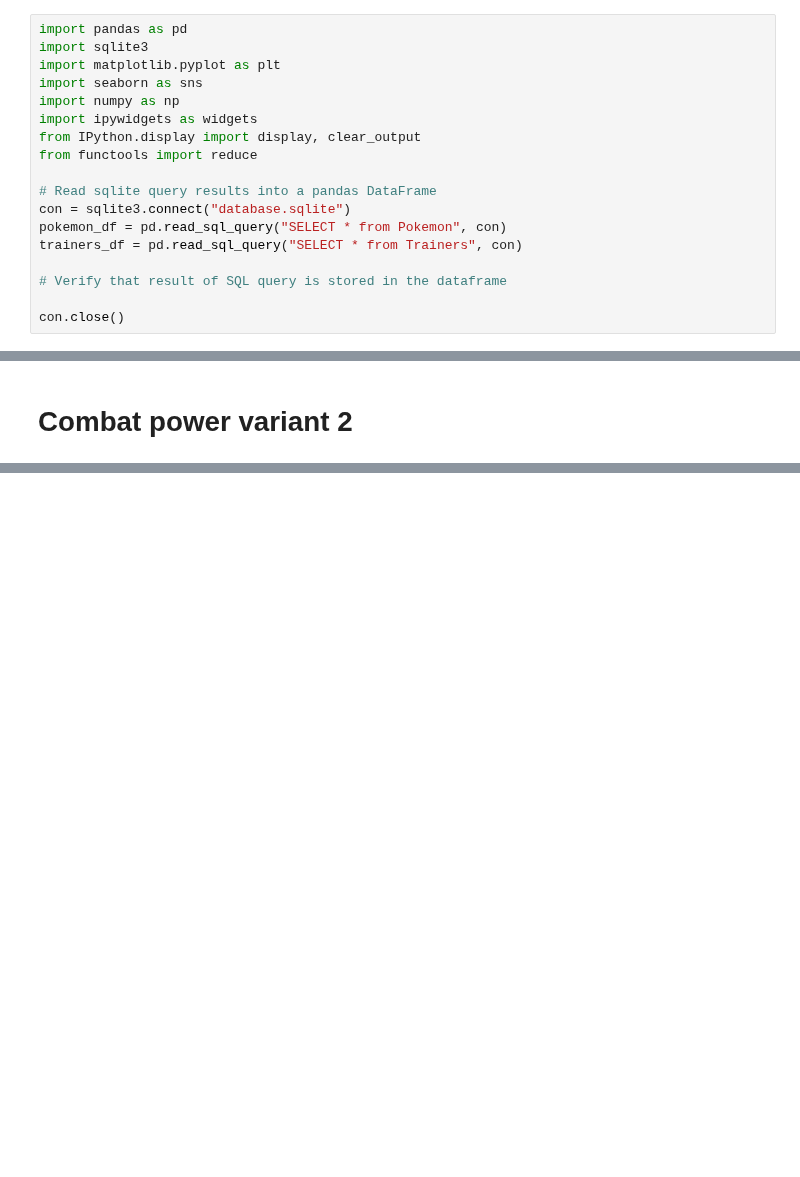
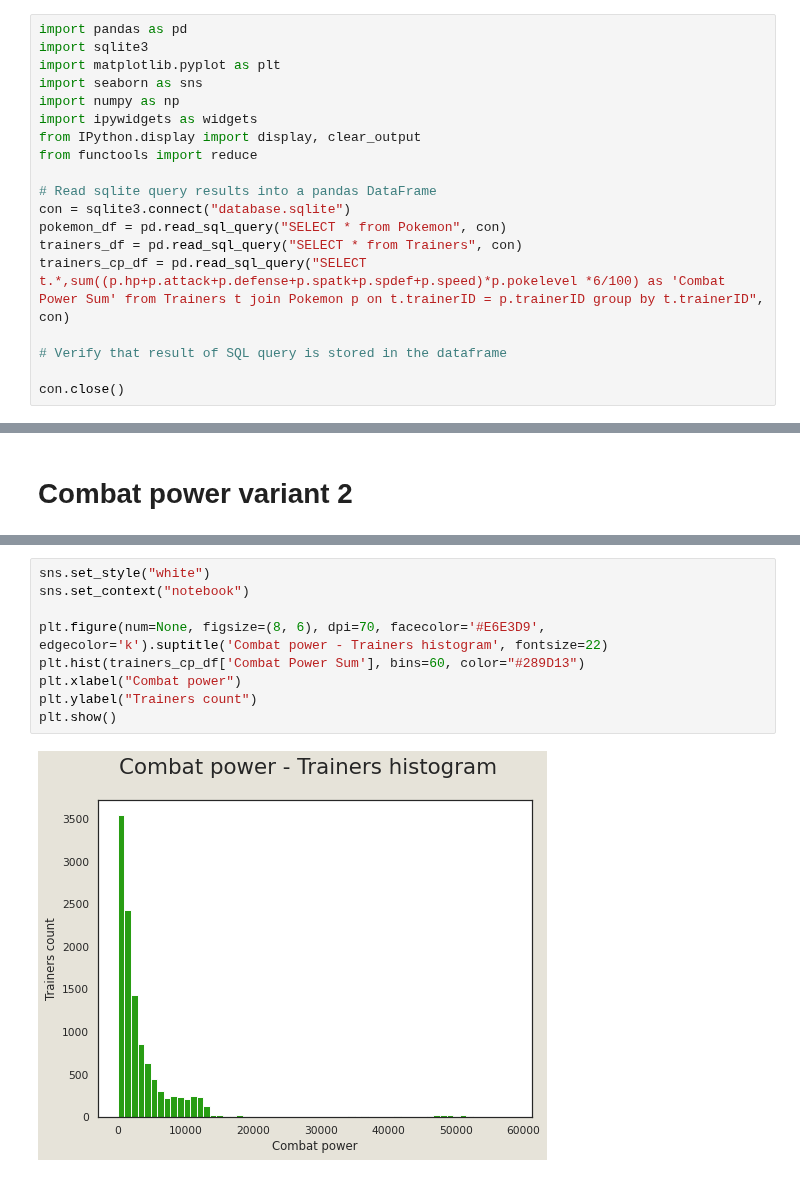
Before and after one commit to infoshareacademy/jdszr2-DataResearchers, a Jupyter notebook: python/main.ipynb, the cells around one changed output, grey strips where cells are left out. Saved outputs shown, nothing was run; the diff lists cells and outputs as text; blank space fills up the shorter version.

```diff
--- a/python/main.ipynb
+++ b/python/main.ipynb
@@ -12,6 +12,7 @@ from functools import reduce
 con = sqlite3.connect("database.sqlite")
 pokemon_df = pd.read_sql_query("SELECT * from Pokemon", con)
 trainers_df = pd.read_sql_query("SELECT * from Trainers", con)
+trainers_cp_df = pd.read_sql_query("SELECT t.*,sum((p.hp+p.attack+p.defense+p.spatk+p.spdef+p.speed)*p.pokelevel *6/100) as 'Combat Power Sum' from Trainers t join Pokemon p on t.trainerID = p.trainerID group by t.trainerID", con)
 
 # Verify that result of SQL query is stored in the dataframe
 
@@ -150,0 +198,11 @@ f.tight_layout()
+# %%
+sns.set_style("white")
+sns.set_context("notebook")
+
+plt.figure(num=None, figsize=(8, 6), dpi=70, facecolor='#E6E3D9', edgecolor='k').suptitle('Combat power - Trainers histogram', fontsize=22)
+plt.hist(trainers_cp_df['Combat Power Sum'], bins=60, color="#289D13")
+plt.xlabel("Combat power")
+plt.ylabel("Trainers count")
+plt.show()
+# %% [output]
+[figure, added]
```
Also changed, not shown: parts of 18 cells of this notebook, 2 other files.
